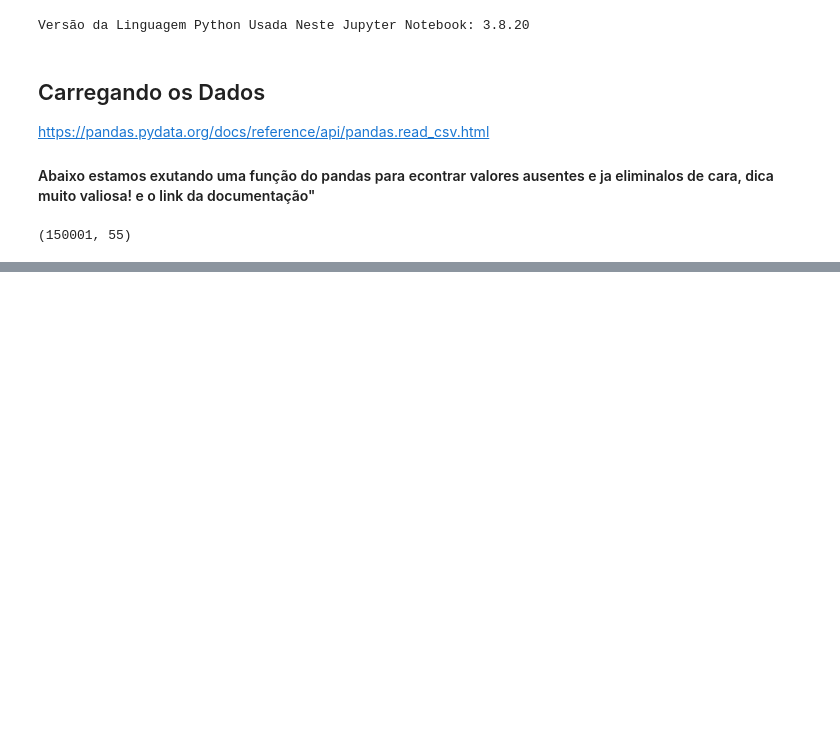
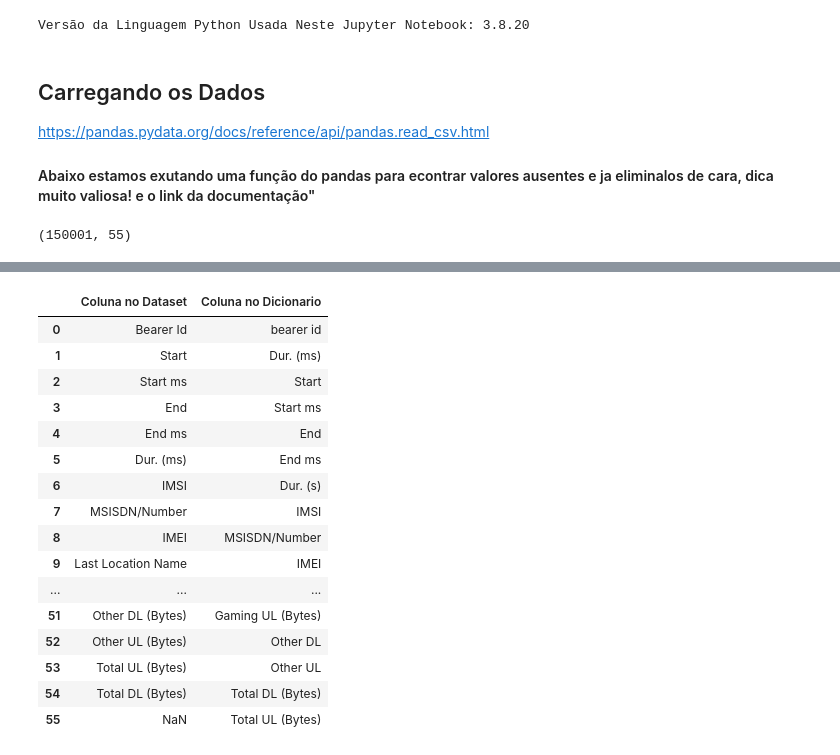
Before and after one commit to Marcelohxt/Strategic-Data-Cleaning, a Jupyter notebook: StrategicClean.ipynb, the cells around one changed output, grey strips where cells are left out. Cells and saved outputs as stored; diff of their text form; code cells hidden in the pictures; blank space fills up the shorter version.

```diff
--- a/StrategicClean.ipynb
+++ b/StrategicClean.ipynb
@@ -73,0 +137,28 @@ dicionario = pd.read_excel("dados/Dicionario.xlsx")
+# %%
+df_compara_colunas = pd.concat([pd.Series(dataset.columns.tolist()),
+                                dicionario['Fields']],
+                               axis = 1)
+# %%
+# Renomeia as colunas
+df_compara_colunas.rename(columns = {0: 'Coluna no Dataset', 'Fields': 'Coluna no Dicionario'},
+                          inplace = True)
+# %%
+df_compara_colunas
+# %% [output]
+|  | Coluna no Dataset | Coluna no Dicionario |
+| 0 | Bearer Id | bearer id |
+| 1 | Start | Dur. (ms) |
+| 2 | Start ms | Start |
+| 3 | End | Start ms |
+| 4 | End ms | End |
+| 5 | Dur. (ms) | End ms |
+| 6 | IMSI | Dur. (s) |
+| 7 | MSISDN/Number | IMSI |
+| 8 | IMEI | MSISDN/Number |
+| 9 | Last Location Name | IMEI |
+| ... | ... | ... |
+| 51 | Other DL (Bytes) | Gaming UL (Bytes) |
+| 52 | Other UL (Bytes) | Other DL |
+| 53 | Total UL (Bytes) | Other UL |
+| 54 | Total DL (Bytes) | Total DL (Bytes) |
+| 55 | NaN | Total UL (Bytes) |
```
Also changed, not shown: parts of 10 cells of this notebook, 1 other file.
